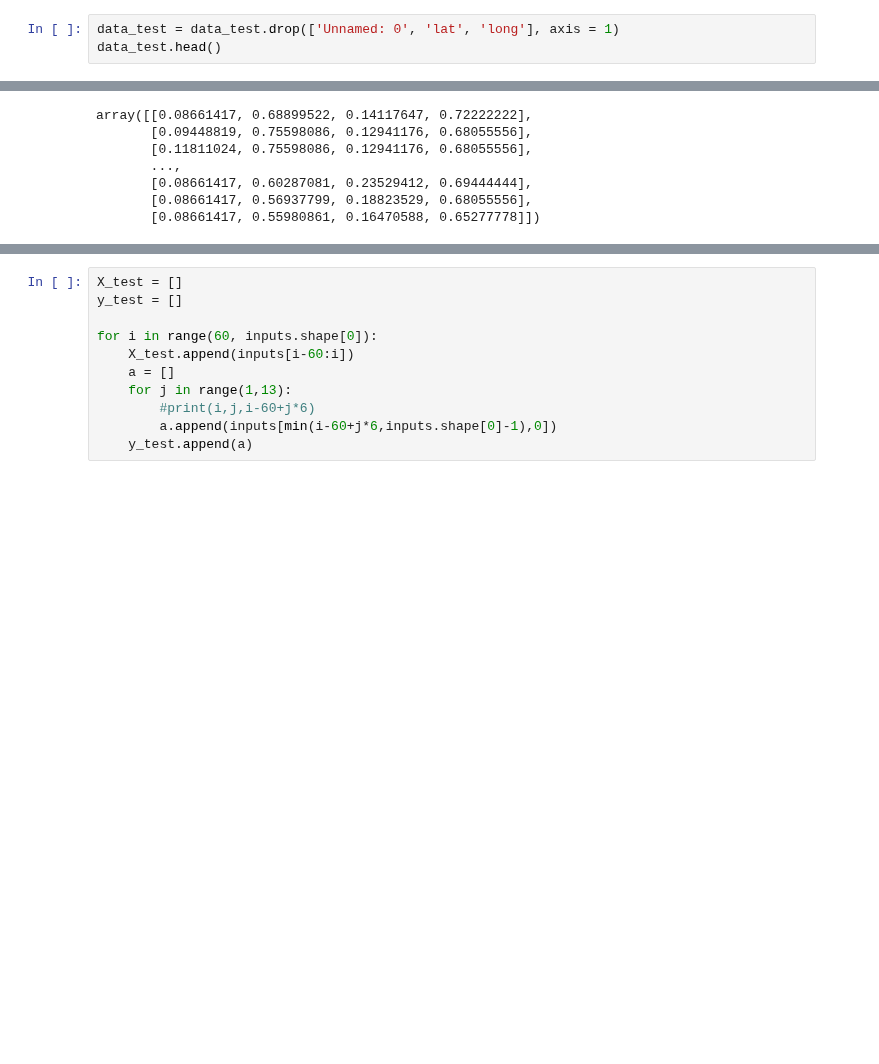
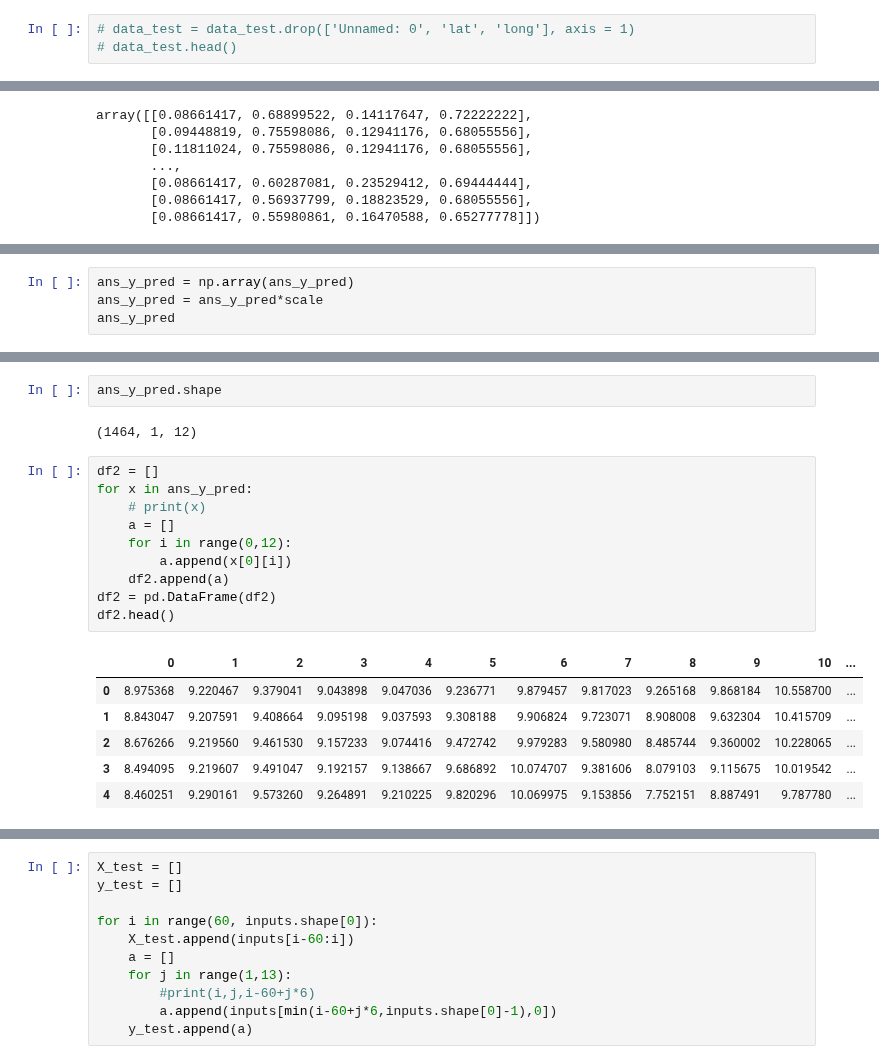
Before and after one commit to NKIKK/ProjectPM2-5_aGroup, a Jupyter notebook: Submit/model.ipynb, the cells around one changed output, grey strips where cells are left out. Saved outputs shown, nothing was run; the diff lists cells and outputs as text; blank space fills up the shorter version.

```diff
--- a/Submit/model.ipynb
+++ b/Submit/model.ipynb
@@ -38,6 +38,6 @@ data_test.sample(5)
 # %%
-data_test = data_test.drop(['Unnamed: 0', 'lat', 'long'], axis = 1)
-data_test.head()
+# data_test = data_test.drop(['Unnamed: 0', 'lat', 'long'], axis = 1)
+# data_test.head()
 # %% [output]
 |  | date_time | PM2.5 | temp | wind speed | wind dir |
 | 0 | 2020-07-01 00:00:00 | 9.0 | 29.4 | 35 | 270 |
@@ -184,0 +234,4 @@ array([[0.08661417, 0.68899522, 0.14117647, 0.72222222],
+# %%
+ans_y_pred = np.array(ans_y_pred)
+ans_y_pred = ans_y_pred*scale
+ans_y_pred
@@ -184,0 +258,21 @@ array([[0.08661417, 0.68899522, 0.14117647, 0.72222222],
+# %%
+ans_y_pred.shape
+# %% [output]
+(1464, 1, 12)
+# %%
+df2 = []
+for x in ans_y_pred:
+    # print(x)
+    a = []
+    for i in range(0,12):
+        a.append(x[0][i])
+    df2.append(a)
+df2 = pd.DataFrame(df2)
+df2.head()
+# %% [output]
+|  | 0 | 1 | 2 | 3 | 4 | 5 | 6 | 7 | 8 | 9 | 10 | ... |
+| 0 | 8.975368 | 9.220467 | 9.379041 | 9.043898 | 9.047036 | 9.236771 | 9.879457 | 9.817023 | 9.265168 | 9.868184 | 10.558700 | ... |
+| 1 | 8.843047 | 9.207591 | 9.408664 | 9.095198 | 9.037593 | 9.308188 | 9.906824 | 9.723071 | 8.908008 | 9.632304 | 10.415709 | ... |
+| 2 | 8.676266 | 9.219560 | 9.461530 | 9.157233 | 9.074416 | 9.472742 | 9.979283 | 9.580980 | 8.485744 | 9.360002 | 10.228065 | ... |
+| 3 | 8.494095 | 9.219607 | 9.491047 | 9.192157 | 9.138667 | 9.686892 | 10.074707 | 9.381606 | 8.079103 | 9.115675 | 10.019542 | ... |
+| 4 | 8.460251 | 9.290161 | 9.573260 | 9.264891 | 9.210225 | 9.820296 | 10.069975 | 9.153856 | 7.752151 | 8.887491 | 9.787780 | ... |
```
Also changed, not shown: parts of 31 cells of this notebook, 8 other files.
